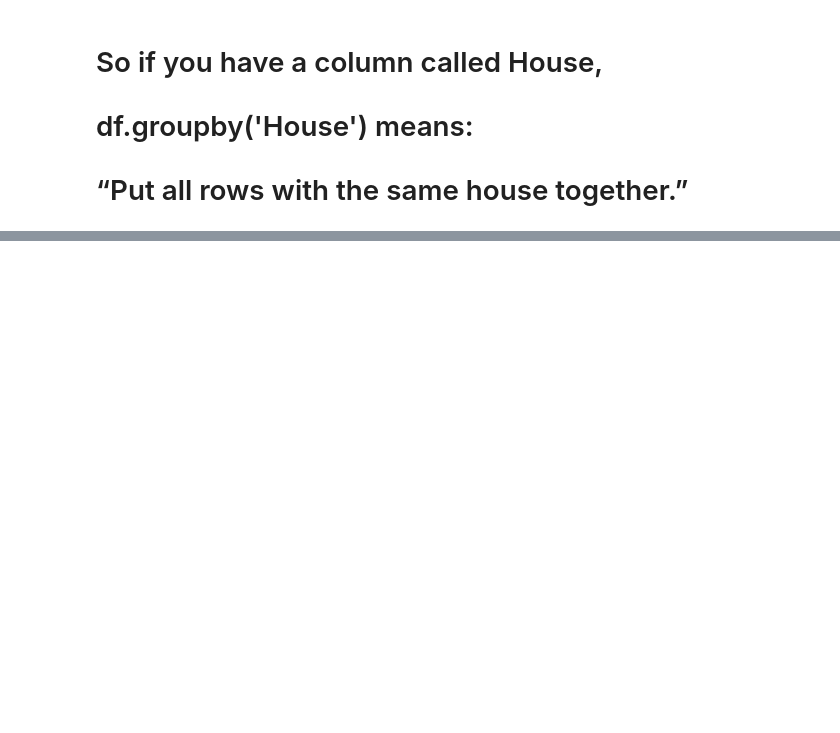
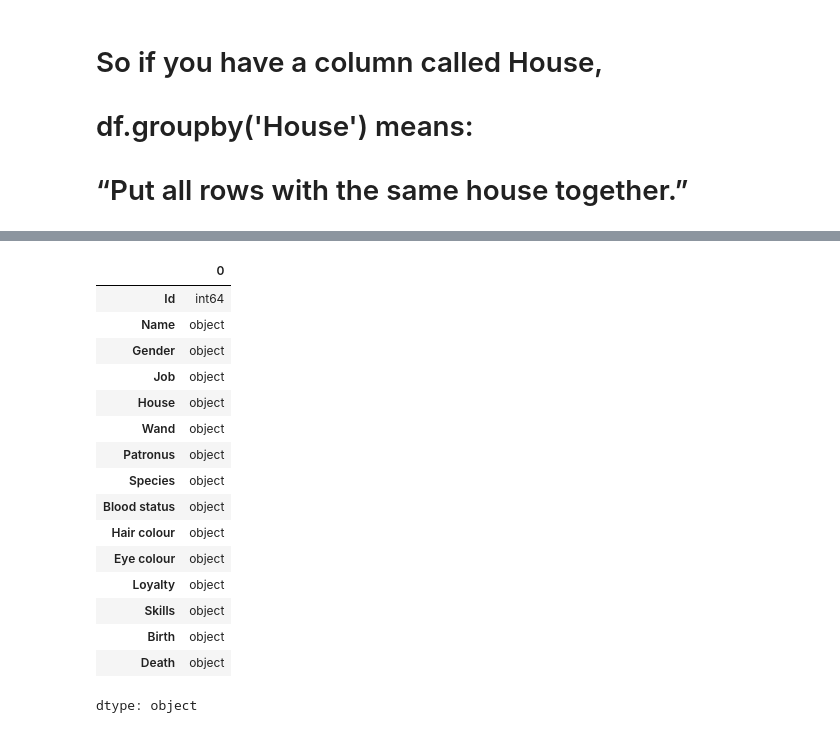
Before and after one commit to Snehamn24/pandas, a Jupyter notebook: Pandas_part2.ipynb, the cells around one changed output, grey strips where cells are left out. Cells and saved outputs as stored; diff of their text form; code cells hidden in the pictures; blank space fills up the shorter version.

```diff
--- a/Pandas_part2.ipynb
+++ b/Pandas_part2.ipynb
@@ -734,0 +746,20 @@ df.groupby(df['House']).count()
+# %%
+df.dtypes
+# %% [output]
+|  | 0 |
+| Id | int64 |
+| Name | object |
+| Gender | object |
+| Job | object |
+| House | object |
+| Wand | object |
+| Patronus | object |
+| Species | object |
+| Blood status | object |
+| Hair colour | object |
+| Eye colour | object |
+| Loyalty | object |
+| Skills | object |
+| Birth | object |
+| Death | object |
+dtype: object
```
Also changed, not shown: parts of 1 cell of this notebook.
